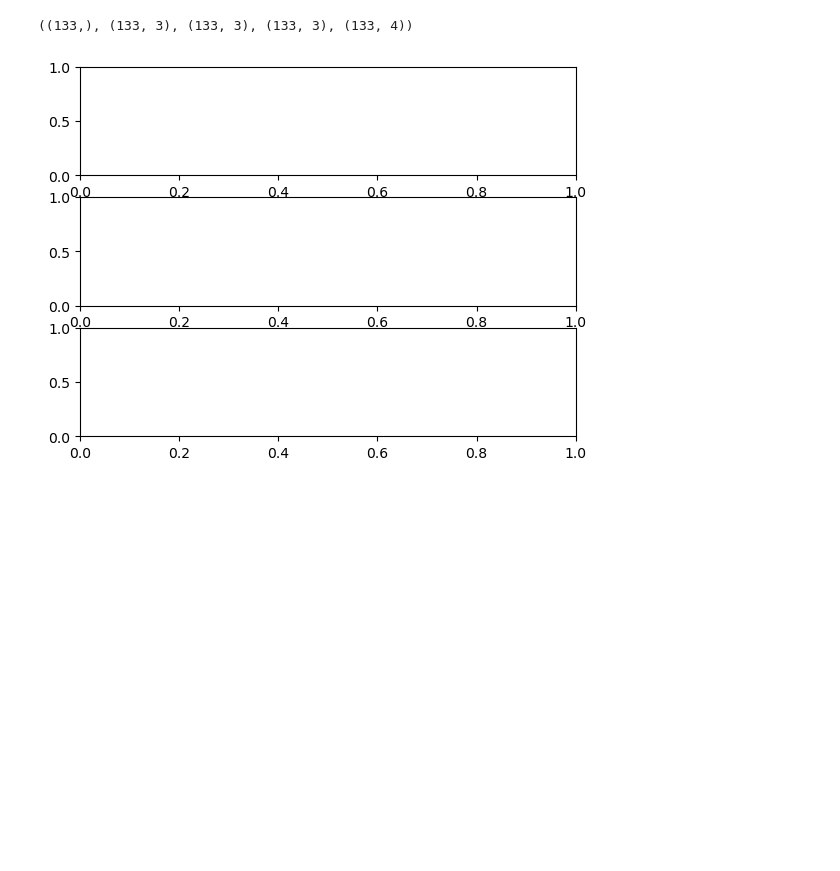
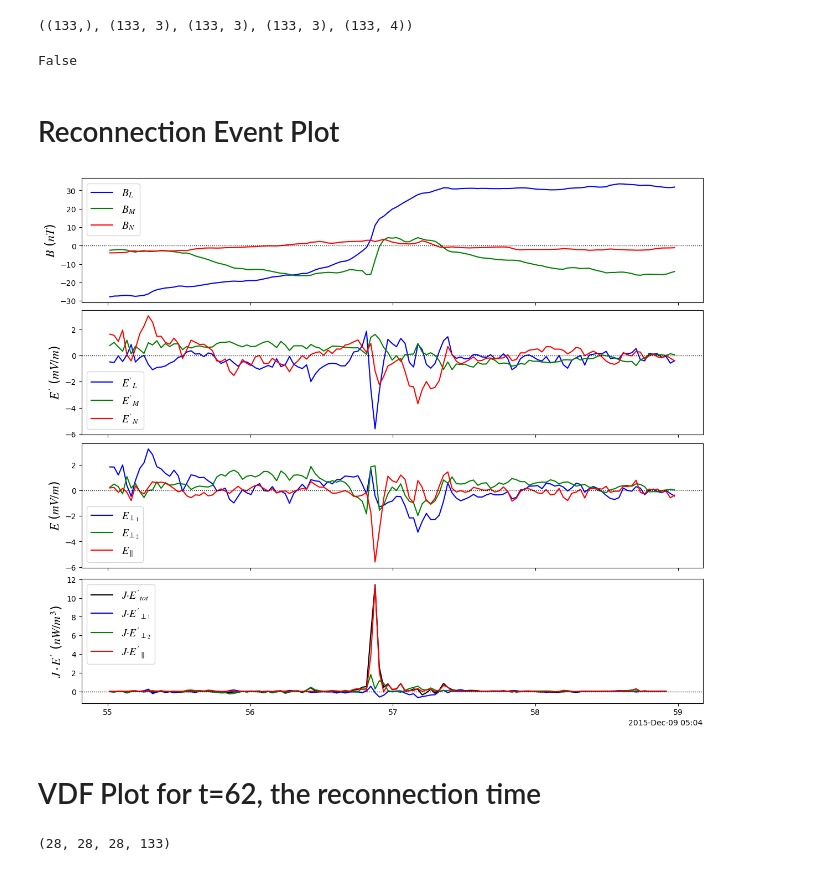
Before and after one commit to regisjohn/FPC_mRx, a Jupyter notebook: scripts/Epar_publication_plots.ipynb, the cells around one changed output. Drawn from its saved outputs; the diff is of its cells as text; code cells hidden in the pictures; blank space fills up the shorter version.

Commit message:
Created the rest of the preliminary figures for the first paper

```diff
--- a/scripts/Epar_publication_plots.ipynb
+++ b/scripts/Epar_publication_plots.ipynb
@@ -26,14 +26,71 @@ with h5py.File(hfile, "r") as f:
     evec_lmn = f["lmn"]["evec_lor"][:]
     evec_fac = f["fac"]["evec_lor"][:]
     jdotE_fac = f["fac"]["jdotE_fac"][:]
+    vdf_vol_fac = f["fac"]["bvdf_vol"][...]
+    c_vol_fac = f["fac"]["c_vol"][...]
+    cz_folds_fac = f["fac"]["cz_folds"][...]
+    x_fac = f["fac"]["binc_n"][:]
+    y_fac = f["fac"]["binc_n"][:]
+    z_fac = f["fac"]["binc_n"][:]
 # %%
 ntime.shape, bvec_lmn.shape, evec_lmn.shape, evec_fac.shape, jdotE_fac.shape
 # %% [output]
 ((133,), (133, 3), (133, 3), (133, 3), (133, 4))
+# %%
+np.array_equal(evec_lmn, evec_fac)
+# %% [output]
+False
+# %% [markdown]
+# Reconnection Event Plot
 # %%
 from pyspedas import time_datetime
+import matplotlib.pyplot as plt
+
 t_ax = time_datetime(ntime)
+axs_label_fntsz = 16   # adjust as needed
+legend_fntsz = 14
+legendFrame = True
 
-fig, ax = plt.subplots(4,1)
+fig, ax = plt.subplots(4,1, figsize=(12, 10), sharex=True, constrained_layout=True)
+
+# First subplot: B vector in LMN coordinates
+ax[0].set_prop_cycle(color=['blue', 'green', 'red']) # custom color cycle
+ax[0].plot(t_ax, bvec_lmn, linewidth=1.5, label=['$B_L$', '$B_M$', '$B_N$'])
+ax[0].axhline(0, color='k', linestyle='dotted', linewidth=1.0)
+ax[0].set_ylabel('$B$ ($nT$)', fontsize=axs_label_fntsz)
+ax[0].legend(fontsize=legend_fntsz, frameon=legendFrame)
+
+# Second subplot: E vector in LMN coordinates
+ax[1].set_prop_cycle(color=['blue', 'green', 'red']) # custom color cycle
+ax[1].plot(t_ax, evec_lmn, linewidth=1.5, label=["$E'_L$", "$E'_M$", "$E'_N$"])
+ax[1].axhline(0, color='k', linestyle='dotted', linewidth=1.0)
+ax[1].set_ylabel("$E'$ ($mV/m$)", fontsize=axs_label_fntsz)
+ax[1].legend(fontsize=legend_fntsz, frameon=legendFrame)
+
+# Third subplot: E vector in FAC coordinates
+ax[2].set_prop_cycle(color=['blue', 'green', 'red']) # custom color cycle
+ax[2].plot(t_ax, evec_fac, linewidth=1.5, label=[r'$E_{\perp_1}$', r'$E_{\perp_2}$',
+        r'$E_{\parallel}$'])
+ax[2].axhline(0, color='k', linestyle='dotted', linewidth=1.0)
+ax[2].set_ylabel('$E$ ($mV/m$)', fontsize=axs_label_fntsz)
+ax[2].legend(fontsize=legend_fntsz, frameon=legendFrame, loc='lower left')
+
+# Fourth subplot: J.E' in FAC coordinates
+ax[3].set_prop_cycle(color=['black', 'blue', 'green', 'red']) # custom color cycle
+# Pass 4 labels to match the 4 columns in jdotE_fac
+# Pass 4 labels to match the 4 columns in your array
+ax[3].plot(t_ax, jdotE_fac, linewidth=1.5,
+    label=[r"$J·E'_{tot}$", r"$J·E'_{\perp_1}$", r"$J·E'_{\perp_2}$", r"$J·E'_{\parallel}$"])
+ax[3].axhline(0, color='k', linestyle='dotted', linewidth=1.0)
+ax[3].set_ylabel(r"$J \cdot E'$ ($nW/m^3$)", fontsize=axs_label_fntsz)
+ax[3].legend(fontsize=legend_fntsz, loc='upper left')
+
+plt.show()
 # %% [output]
-[figure, old version]
+[figure, new version]
+# %% [markdown]
+# VDF Plot for t=62, the reconnection time
+# %%
+vdf_vol_fac.shape
+# %% [output]
+(28, 28, 28, 133)
```
Also changed, not shown: parts of 8 cells of this notebook.
